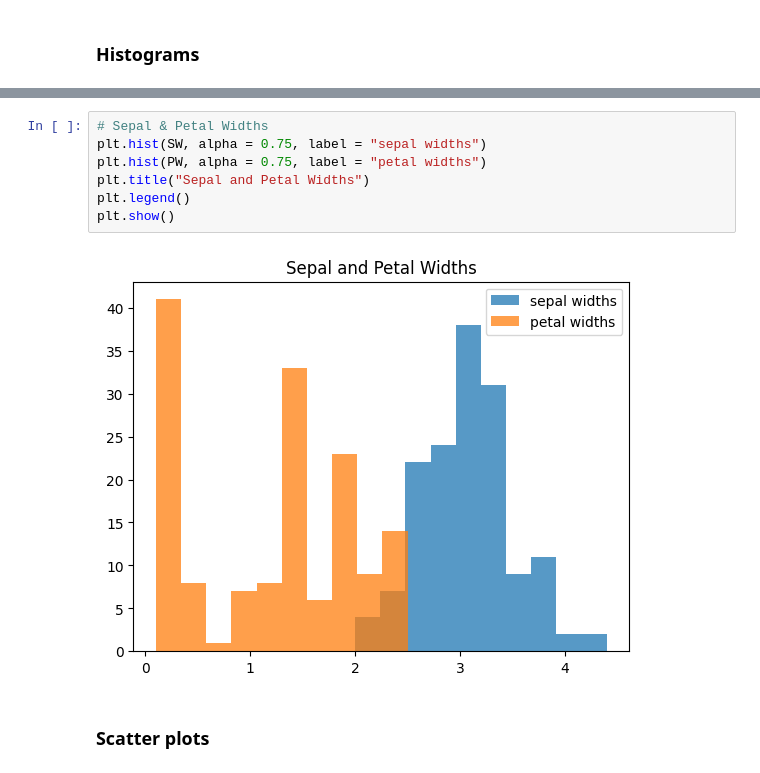
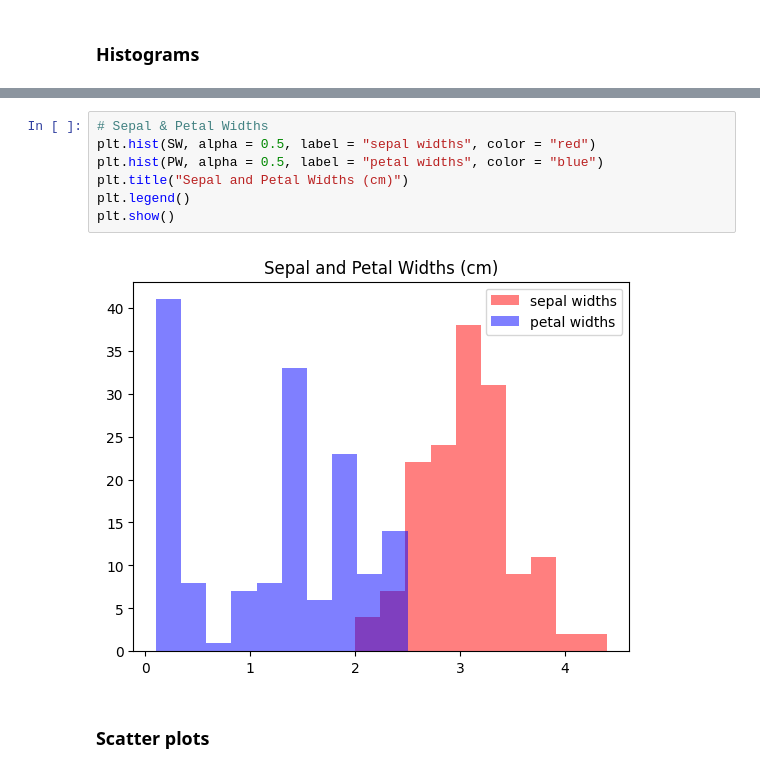
Before and after one commit to Ploenypp/tuto-stats, a Jupyter notebook: iris.ipynb, the cells around one changed output, grey strips where cells are left out. Cells and saved outputs as stored; diff of their text form.

```diff
--- a/iris.ipynb
+++ b/iris.ipynb
@@ -119,12 +123,12 @@ plt.show()
 # %%
 # Sepal & Petal Widths
-plt.hist(SW, alpha = 0.75, label = "sepal widths")
-plt.hist(PW, alpha = 0.75, label = "petal widths")
-plt.title("Sepal and Petal Widths")
+plt.hist(SW, alpha = 0.5, label = "sepal widths", color = "red")
+plt.hist(PW, alpha = 0.5, label = "petal widths", color = "blue")
+plt.title("Sepal and Petal Widths (cm)")
 plt.legend()
 plt.show()
 # %% [output]
-[figure, old version]
+[figure, new version]
 # %% [markdown]
 ### Scatter plots
 # %%
```
Also changed, not shown: parts of 11 cells of this notebook, 1 other file.
